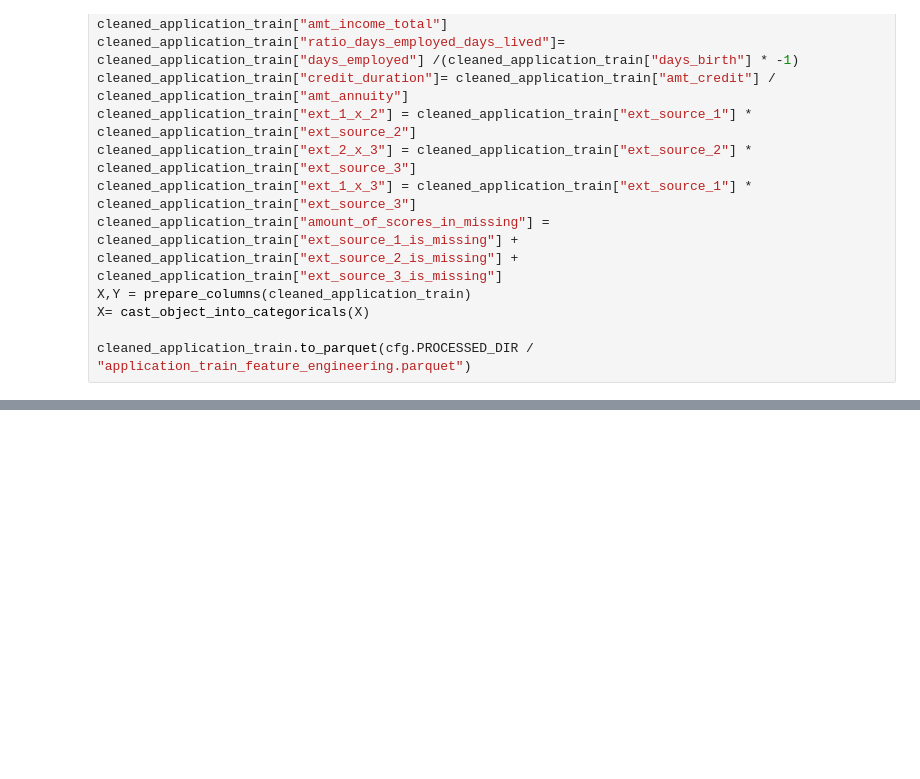
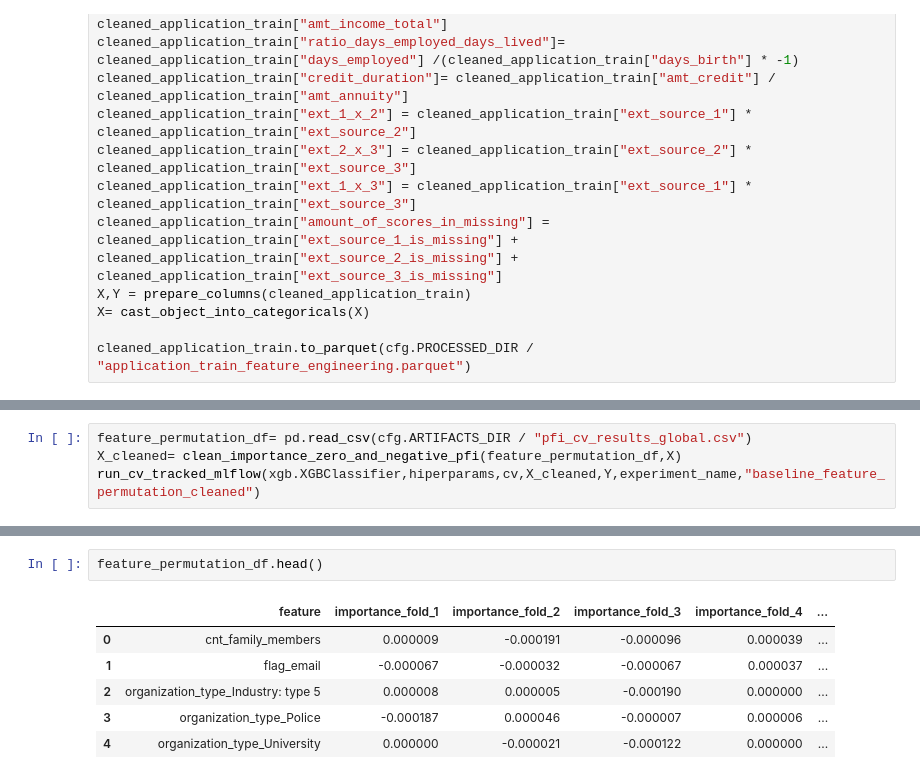
Before and after one commit to KuroEinzbern/Home-Credit-Default-Risk-Kaggle, a Jupyter notebook: notebooks/model_experiments/baseline.ipynb, the cells around one changed output, grey strips where cells are left out. Drawn from its saved outputs; the diff is of its cells as text; blank space fills up the shorter version.

```diff
--- a/notebooks/model_experiments/baseline.ipynb
+++ b/notebooks/model_experiments/baseline.ipynb
@@ -207,0 +169,4 @@ auc_score_OOF= 0.758
+# %%
+feature_permutation_df= pd.read_csv(cfg.ARTIFACTS_DIR / "pfi_cv_results_global.csv")
+X_cleaned= clean_importance_zero_and_negative_pfi(feature_permutation_df,X)
+run_cv_tracked_mlflow(xgb.XGBClassifier,hiperparams,cv,X_cleaned,Y,experiment_name,"baseline_feature_permutation_cleaned")
@@ -207,0 +191,9 @@ auc_score_OOF= 0.758
+# %%
+feature_permutation_df.head()
+# %% [output]
+|  | feature | importance_fold_1 | importance_fold_2 | importance_fold_3 | importance_fold_4 | ... |
+| 0 | cnt_family_members | 0.000009 | -0.000191 | -0.000096 | 0.000039 | ... |
+| 1 | flag_email | -0.000067 | -0.000032 | -0.000067 | 0.000037 | ... |
+| 2 | organization_type_Industry: type 5 | 0.000008 | 0.000005 | -0.000190 | 0.000000 | ... |
+| 3 | organization_type_Police | -0.000187 | 0.000046 | -0.000007 | 0.000006 | ... |
+| 4 | organization_type_University | 0.000000 | -0.000021 | -0.000122 | 0.000000 | ... |
```
Also changed, not shown: parts of 5 cells of this notebook, 8 other files.
